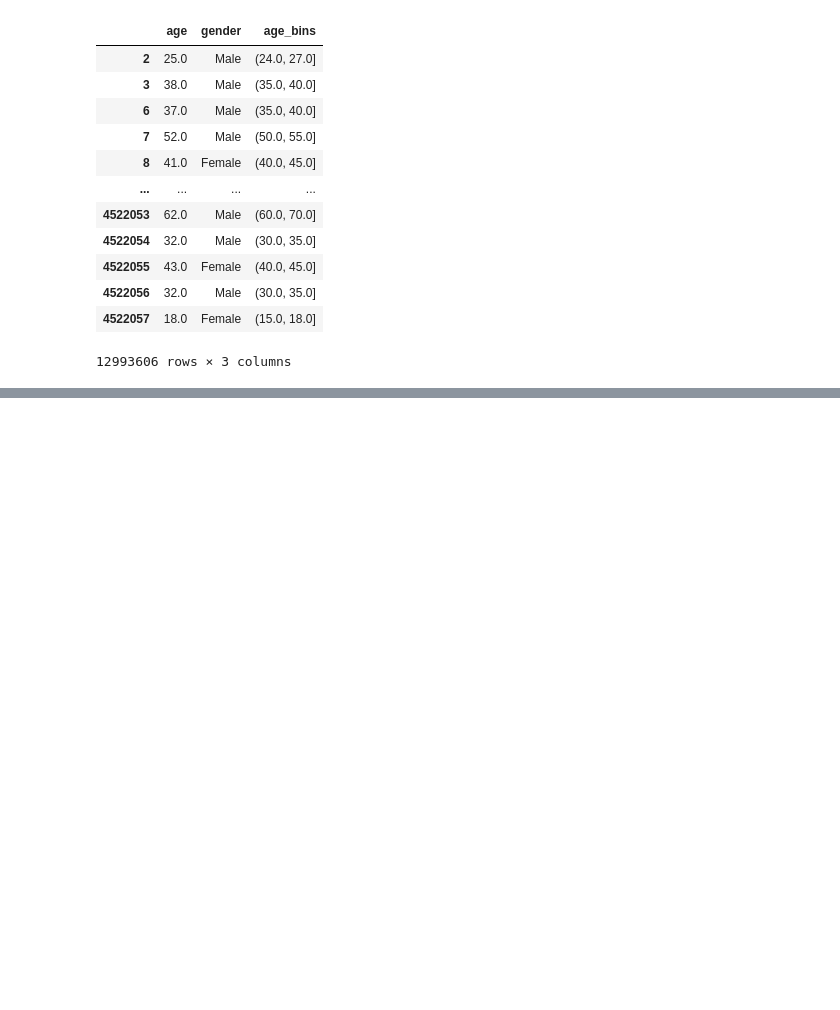
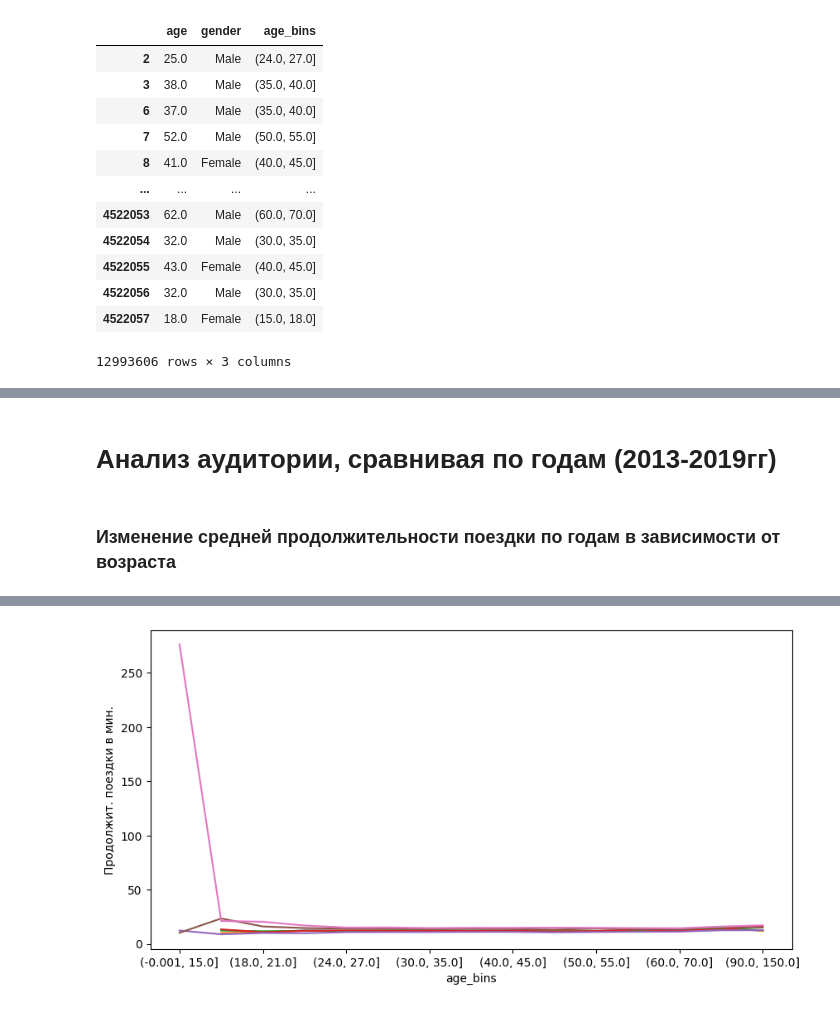
Before and after one commit to Konstantin-Kalug/yandex_bigdata_intensive, a Jupyter notebook: analyze_audience.ipynb, the cells around one changed output, grey strips where cells are left out. Saved outputs shown, nothing was run; the diff lists cells and outputs as text; code cells hidden in the pictures; blank space fills up the shorter version.

Commit message:
График зависимости ср. продолжит. поездки по годами

```diff
--- a/analyze_audience.ipynb
+++ b/analyze_audience.ipynb
@@ -380,0 +383,32 @@ plt.show()
+# %% [markdown]
+# Анализ аудитории, сравнивая по годам (2013-2019гг)
+# %% [markdown]
+### Изменение средней продолжительности поездки по годам в зависимости от возраста
+# %%
+import numpy as np
+
+srednee_dur = []
+plt.figure(figsize=(10, 5))
+plt.ylabel('Продолжит. поездки в мин.')
+for i in range(2013, 2024):
+    df = pd.read_table(f'data/src/{i}/part-00000', index_col=False, header=None,
+                       names=['id', 'biketype', 'starttime', 'endtime', 'startstation',
+                              'endstation',
+                              'startlat', 'startlng', 'endlat', 'endlng', 'member_casual', 'gender',
+                              'age',
+                              'bikeid'], sep=',')
+    df = df[['endtime', 'starttime', 'age']]
+    df['age_bins'] = pd.cut(df['age'],
+                  [0, 15, 18, 21, 24, 27, 30, 35, 40, 45, 50, 55, 60, 70, 90, 150],
+                  include_lowest=True)
+    df['starttime'] = pd.to_datetime(df['starttime'])
+    df['endtime'] = pd.to_datetime(df['endtime'])
+    df['duration'] = round((df['endtime'] - df['starttime']).dt.seconds / 60)
+    print(df)
+    df = df.dropna().groupby('age_bins')['duration'].mean()
+    df_durs = df.values
+    df_durs = df_durs[~np.isnan(df_durs)]
+    srednee_dur.append(df_durs.sum() / len(df_durs))
+    df.plot()
+plt.show()
+# %% [output]
@@ -380,0 +474 @@ plt.show()
+[figure, added]
```
Also changed, not shown: parts of 33 cells of this notebook, 1 other file.
